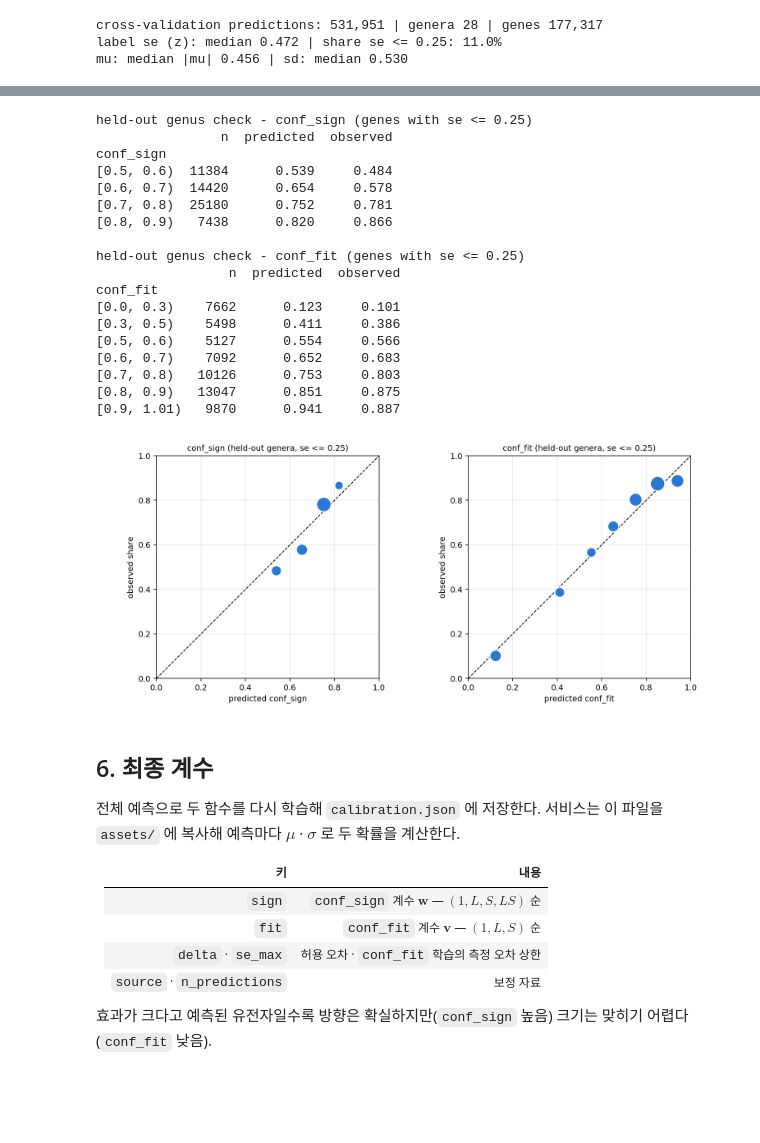
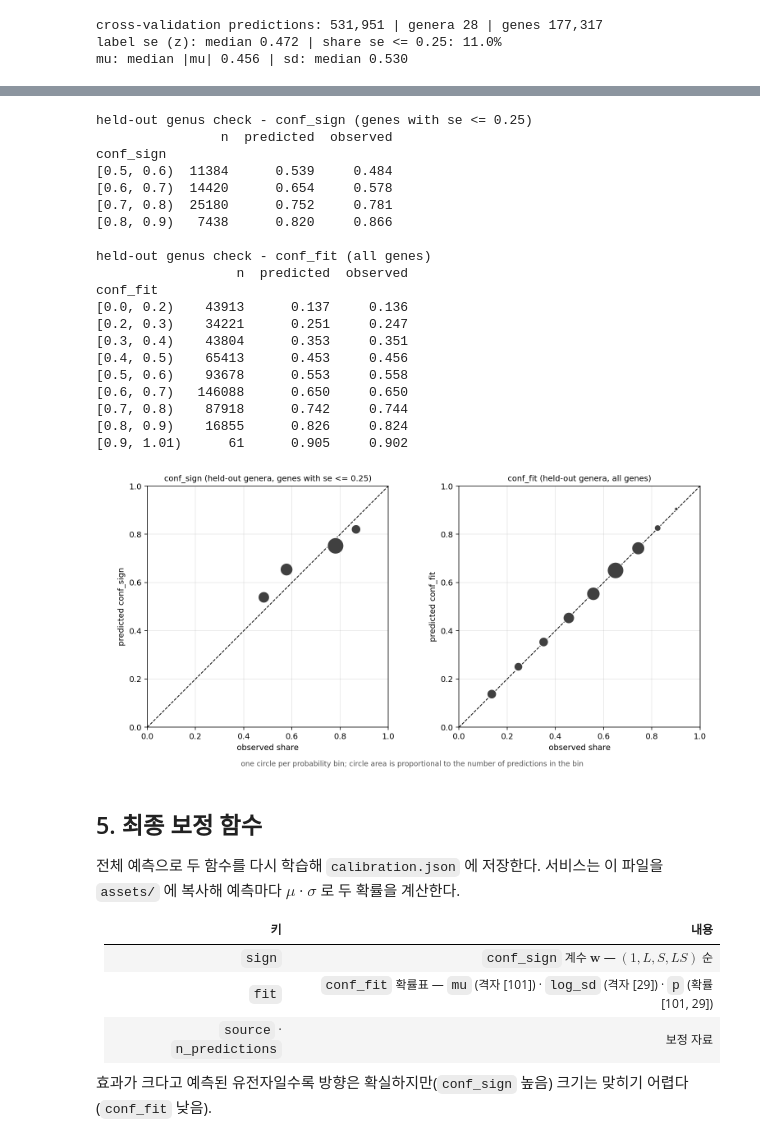
Before and after one commit to sblabkribb/proteomefit, a Jupyter notebook: src/05-calib_logistic.ipynb, the cells around one changed output, grey strips where cells are left out. Saved outputs shown, nothing was run; the diff lists cells and outputs as text; code cells hidden in the pictures; blank space fills up the shorter version.

Commit message:
conf_fit: probability that the measured fitness lies within mean +- SD (gradient-boosting probability table on all genes)
Co-Authored-By: Claude Opus 5.5 (1M context) <noreply@anthropic.com>

```diff
--- a/src/05-calib_logistic.ipynb
+++ b/src/05-calib_logistic.ipynb
@@ -145,0 +139,17 @@ def fit_fit(df, delta, se_max):
+# %%
+def fit_table(df, grid_mu, grid_lsd):
+    """교차검증 예측 표 -> conf_fit 확률표 [len(grid_mu), len(grid_lsd)] (기울기 부스팅)"""
+    X   = np.column_stack([df.mu.values, np.log(df.sd.values)])      # [m, 2]
+    hit = (np.abs(df.y - df.mu) <= df.sd).values                      # 실측이 mu +- sd 안 [m]
+    m   = HistGradientBoostingClassifier(max_iter=300, learning_rate=0.05, max_leaf_nodes=15,
+                                         min_samples_leaf=1000, random_state=0).fit(X, hit)
+    gm, gs = np.meshgrid(grid_mu, grid_lsd, indexing='ij')
+    return m.predict_proba(np.column_stack([gm.ravel(), gs.ravel()]))[:, 1].reshape(gm.shape)
+
+
+def conf_fit(table, grid_mu, grid_lsd, mu, sd):
+    """확률표 · 예측 평균 · 표준편차 [n] -> conf_fit [n] (선형 보간, 격자 밖은 가장자리 값)"""
+    f = RegularGridInterpolator((grid_mu, grid_lsd), table)
+    mu, lsd = np.asarray(mu, float), np.log(np.asarray(sd, float))          # float32 예측도 격자와 같은 정밀도로
+    x = np.column_stack([np.clip(mu, grid_mu[0], grid_mu[-1]), np.clip(lsd, grid_lsd[0], grid_lsd[-1])])
+    return f(x)
@@ -146,54 +175,59 @@ def fit_fit(df, delta, se_max):
 # %%
 out = []
 for genus in R.genus.unique():                                 # genus 하나씩 빼고 학습 -> 뺀 genus 에 적용
-    tr, te = R[R.genus != genus], R[(R.genus == genus) & (R.se <= SE_MAX)]
-    ps = np.maximum(0.5, expit(features(te.mu.values, te.sd.values, True) @ fit_sign(tr)))
-    pf = expit(features(te.mu.values, te.sd.values, False) @ fit_fit(tr, DELTA, SE_MAX))
-    out.append(pd.DataFrame({'conf_sign': ps, 'sign_hit': np.sign(te.y) == np.sign(te.mu),
-                             'conf_fit': pf, 'fit_hit': np.abs(te.y - te.mu) <= DELTA}))
+    tr, te = R[R.genus != genus], R[R.genus == genus]
+    T_k = fit_table(tr, GRID_MU, GRID_LSD)
+    out.append(pd.DataFrame({'conf_sign': conf_sign(fit_sign(tr), te.mu.values, te.sd.values),
+                             'sign_hit': np.sign(te.y) == np.sign(te.mu), 'low_se': te.se <= SE_MAX,
+                             'conf_fit': conf_fit(T_k, GRID_MU, GRID_LSD, te.mu.values, te.sd.values),
+                             'fit_hit': np.abs(te.y - te.mu) <= te.sd}))
 O = pd.concat(out, ignore_index=True)
 
-fig, axes = plt.subplots(1, 2, figsize=(11, 4.8))
-for ax, (c, h) in zip(axes, (('conf_sign', 'sign_hit'), ('conf_fit', 'fit_hit'))):
-    T = O.groupby(pd.cut(O[c], BINS, right=False), observed=True).agg(n=(h, 'size'), predicted=(c, 'mean'), observed=(h, 'mean'))
+fig, axes = plt.subplots(1, 2, figsize=(11, 5.2))
+panels = (('conf_sign', 'sign_hit', O[O.low_se], f'genes with se <= {SE_MAX}'), ('conf_fit', 'fit_hit', O, 'all genes'))
+for ax, (c, h, d, who) in zip(axes, panels):
+    T = d.groupby(pd.cut(d[c], BINS, right=False), observed=True).agg(n=(h, 'size'), predicted=(c, 'mean'), observed=(h, 'mean'))
     T.index = T.index.astype(str)
     T.round(4).to_csv(f'{OUT_DIR}/check_{c}.csv', index_label='bin')
-    print(f'held-out genus check - {c} (genes with se <= {SE_MAX})'); print(T.round(3).to_string(), '\n')
+    print(f'held-out genus check - {c} ({who})'); print(T.round(3).to_string(), '\n')
     ax.plot([0, 1], [0, 1], 'k--', lw=1)
-    ax.scatter(T.predicted, T.observed, s=20 + 300 * T.n / T.n.max(), color='#2a78d6', edgecolor='white', zorder=3)
+    ax.scatter(T.observed, T.predicted, s=20 + 400 * T.n / T.n.max(), color='#404040', edgecolor='white', zorder=3)
     ax.set_xlim(0, 1); ax.set_ylim(0, 1); ax.set_aspect('equal'); ax.grid(alpha=.3)
-    ax.set_xlabel(f'predicted {c}'); ax.set_ylabel('observed share'); ax.set_title(f'{c} (held-out genera, se <= {SE_MAX})', fontsize=10)
-fig.tight_layout(); fig.savefig(f'{OUT_DIR}/calibration.png', dpi=140); plt.close(fig)
+    ax.set_xlabel('observed share'); ax.set_ylabel(f'predicted {c}'); ax.set_title(f'{c} (held-out genera, {who})', fontsize=10)
+fig.text(0.5, 0.01, 'one circle per probability bin; circle area is proportional to the number of predictions in the bin',
+         ha='center', fontsize=9, color='#555555')
+fig.tight_layout(rect=(0, 0.04, 1, 1)); fig.savefig(f'{OUT_DIR}/calibration.png', dpi=140); plt.close(fig)
 # %% [output]
 held-out genus check - conf_sign (genes with se <= 0.25)
                 n  predicted  observed
 conf_sign
 [0.5, 0.6)  11384      0.539     0.484
 [0.6, 0.7)  14420      0.654     0.578
 [0.7, 0.8)  25180      0.752     0.781
 [0.8, 0.9)   7438      0.820     0.866
 
-held-out genus check - conf_fit (genes with se <= 0.25)
-                 n  predicted  observed
+held-out genus check - conf_fit (all genes)
+                  n  predicted  observed
 conf_fit
-[0.0, 0.3)    7662      0.123     0.101
-[0.3, 0.5)    5498      0.411     0.386
-[0.5, 0.6)    5127      0.554     0.566
-[0.6, 0.7)    7092      0.652     0.683
-[0.7, 0.8)   10126      0.753     0.803
-[0.8, 0.9)   13047      0.851     0.875
-[0.9, 1.01)   9870      0.941     0.887
+[0.0, 0.2)    43913      0.137     0.136
+[0.2, 0.3)    34221      0.251     0.247
+[0.3, 0.4)    43804      0.353     0.351
+[0.4, 0.5)    65413      0.453     0.456
+[0.5, 0.6)    93678      0.553     0.558
+[0.6, 0.7)   146088      0.650     0.650
+[0.7, 0.8)    87918      0.742     0.744
+[0.8, 0.9)    16855      0.826     0.824
+[0.9, 1.01)      61      0.905     0.902
-[figure, old version]
+[figure, new version]
 # %% [markdown]
-## 6. 최종 계수
+## 5. 최종 보정 함수
 
 전체 예측으로 두 함수를 다시 학습해 `calibration.json` 에 저장한다. 서비스는 이 파일을 `assets/` 에 복사해 예측마다 $\mu$ · $\sigma$ 로 두 확률을 계산한다.
 
 | 키 | 내용 |
 |---|---|
 | `sign` | `conf_sign` 계수 $\mathbf{w}$ — $(1, L, S, L S)$ 순 |
-| `fit` | `conf_fit` 계수 $\mathbf{v}$ — $(1, L, S)$ 순 |
-| `delta` · `se_max` | 허용 오차 · `conf_fit` 학습의 측정 오차 상한 |
+| `fit` | `conf_fit` 확률표 — `mu` (격자 [101]) · `log_sd` (격자 [29]) · `p` (확률 [101, 29]) |
 | `source` · `n_predictions` | 보정 자료 |
 
 효과가 크다고 예측된 유전자일수록 방향은 확실하지만(`conf_sign` 높음) 크기는 맞히기 어렵다(`conf_fit` 낮음).
```
Also changed, not shown: parts of 12 cells of this notebook, 4 other files.
